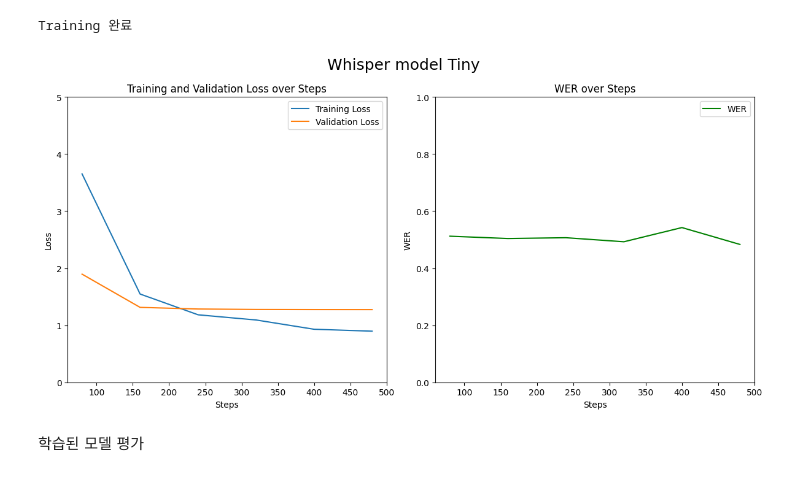
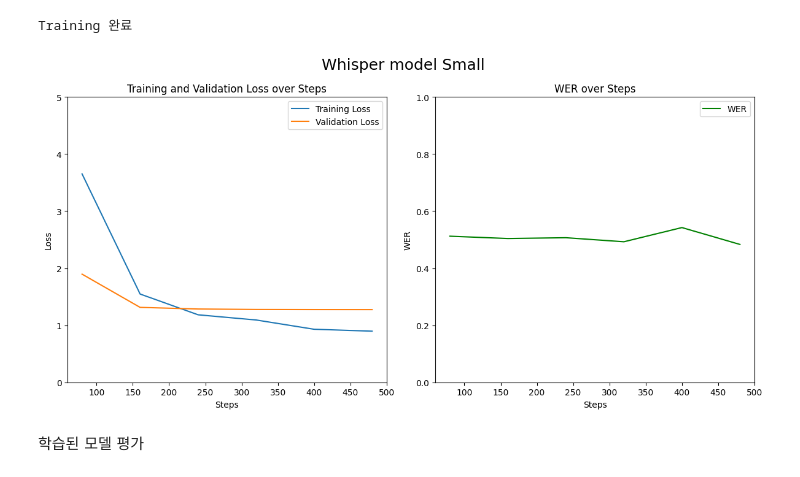
Before and after one commit to choiinju/comprehensive_design, a Jupyter notebook: modeling/model_finetune/modeling_small_0528_test.ipynb, the cells around one changed output. Drawn from its saved outputs; the diff is of its cells as text; code cells hidden in the pictures.

Commit message:
add graph

```diff
--- a/modeling/model_finetune/modeling_small_0528_test.ipynb
+++ b/modeling/model_finetune/modeling_small_0528_test.ipynb
@@ -248,35 +248,35 @@ wer_list = [0.512115, 0.504038, 0.506815, 0.492680, 0.542403, 0.483342]
 df = pd.DataFrame({
     'Steps': steps,
     'Training Loss': train_losses,
     'Validation Loss': val_losses,
     'WER': wer_list
 })
 
 # 그래프 생성 (1,2 배치)
 fig, (ax1, ax2) = plt.subplots(nrows=1, ncols=2, figsize=(12, 6))
 
 # 첫 번째 그래프 (Training Loss, Validation Loss)
 df.plot(x='Steps', y=['Training Loss', 'Validation Loss'], kind='line', ax=ax1)
 ax1.set_title('Training and Validation Loss over Steps')
 ax1.set_xlabel('Steps')
 ax1.set_ylabel('Loss')
 ax1.set_ylim([0, 5])  # y축의 범위를 0에서 5로 설정
 ax1.legend()
 
 # 두 번째 그래프 (WER)
 df.plot(x='Steps', y='WER', kind='line', color='green', ax=ax2)
 ax2.set_title('WER over Steps')
 ax2.set_xlabel('Steps')
 ax2.set_ylabel('WER')
 ax2.set_ylim([0, 1])  # y축의 범위를 0에서 5로 설정
 
 # 전체 그래프에 대한 제목 추가
-fig.suptitle('Whisper model Tiny', fontsize=18)
+fig.suptitle('Whisper model Small', fontsize=18)
 
 plt.tight_layout()
 plt.show()
 # %% [output]
-[figure, old version]
+[figure, new version]
 # %% [markdown]
 학습된 모델 평가
 # %%
```
